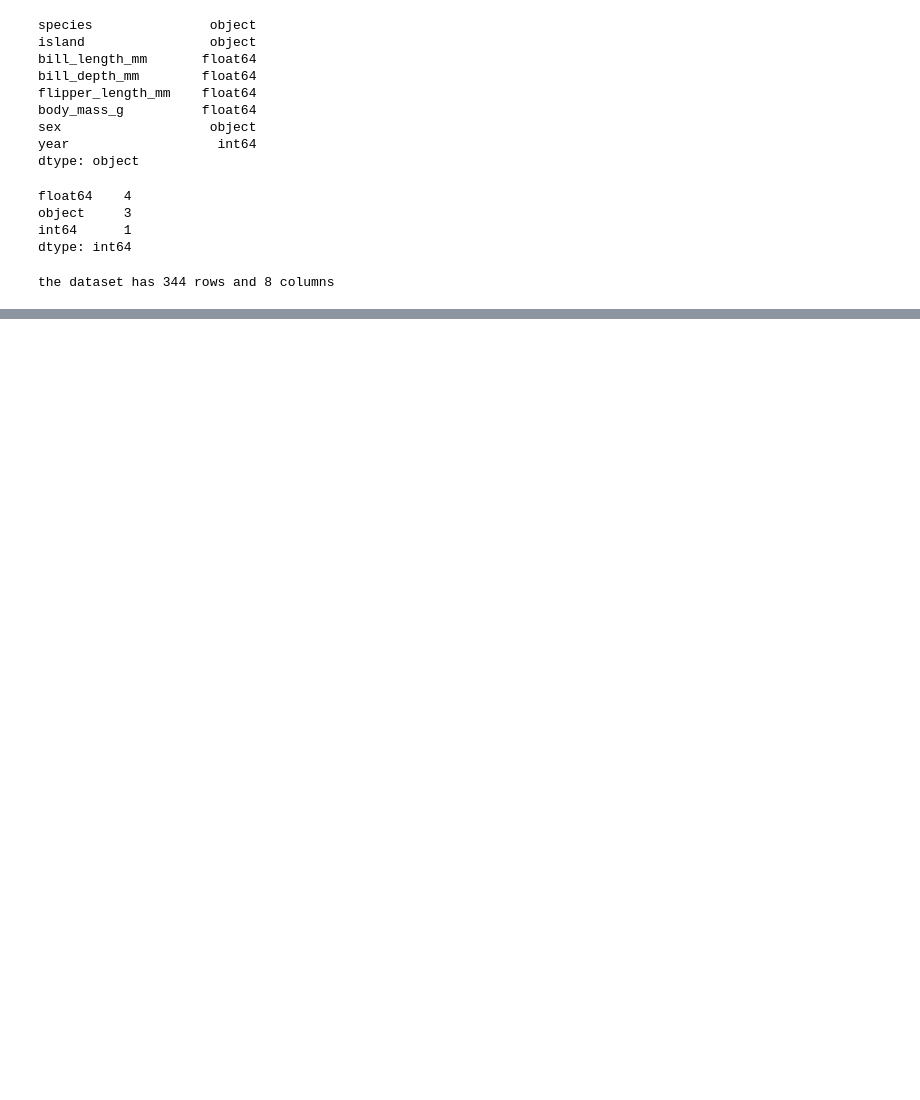
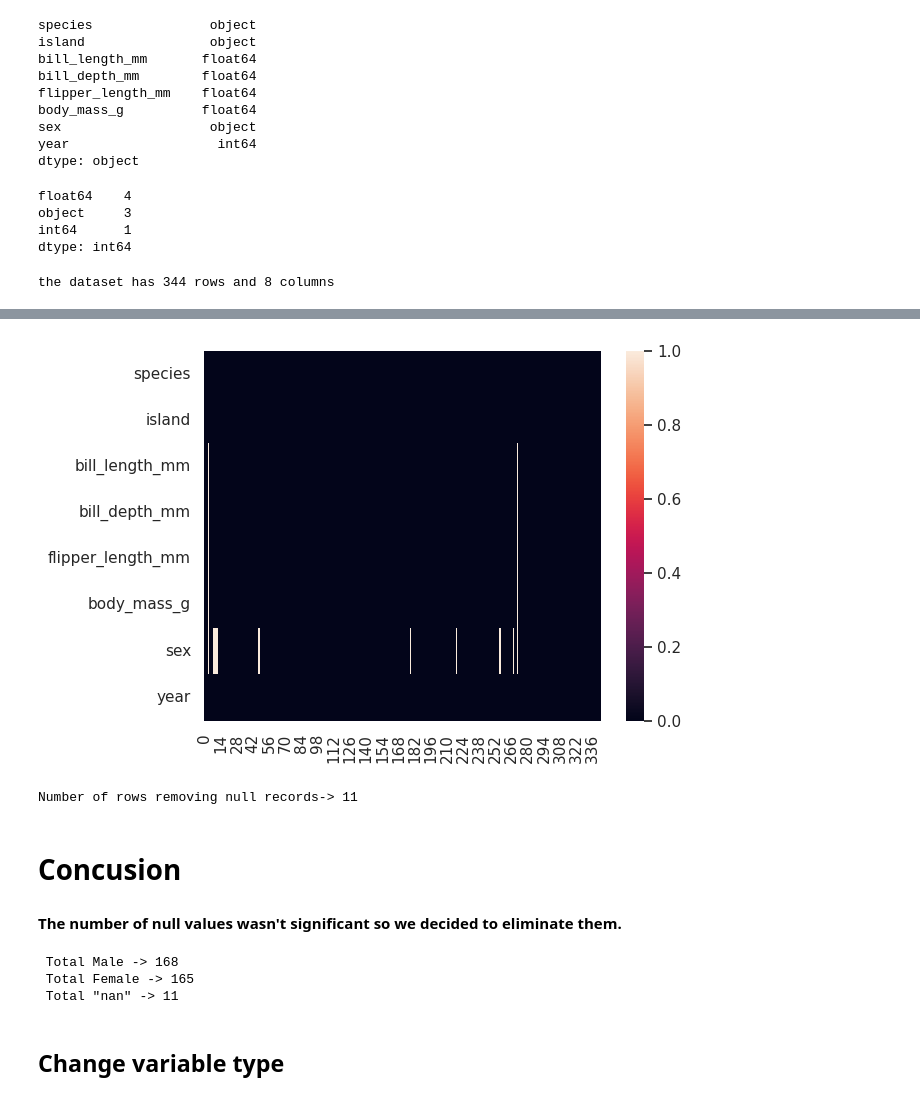
Before and after one commit to AleexSilva/Training-EDA, a Jupyter notebook: python-files/intro.ipynb, the cells around one changed output, grey strips where cells are left out. Saved outputs shown, nothing was run; the diff lists cells and outputs as text; code cells hidden in the pictures; blank space fills up the shorter version.

```diff
--- a/python-files/intro.ipynb
+++ b/python-files/intro.ipynb
@@ -68,0 +111,38 @@ print(''.format(df.isnull().sum().sum()))
+# %%
+# 8
+(
+    df
+    .isnull()
+    .transpose()
+    .pipe(
+        lambda df_null:(
+            sns.heatmap(
+                data=df_null
+            )
+        )
+
+    )
+)
+plt.show()
+# %% [output]
+[figure, added]
+# %%
+# 9
+print('Number of rows removing null records-> {}'.format(df.shape[0]-df.dropna().shape[0]))
+# %% [output]
+Number of rows removing null records-> 11
+# %% [markdown]
+# Concusion
+#### The number of null values wasn't significant so we decided to eliminate them.
+# %%
+sex=df['sex'].value_counts()
+shape=df.shape
+
+print(' Total Male -> {} \n Total Female -> {} \n Total "nan" -> {}'.format(sex[0],sex[1],shape[0]-sex[0]-sex[1]))
+df=df.dropna()
+# %% [output]
+ Total Male -> 168
+ Total Female -> 165
+ Total "nan" -> 11
+# %% [markdown]
+## Change variable type
```
Also changed, not shown: parts of 20 cells of this notebook.
